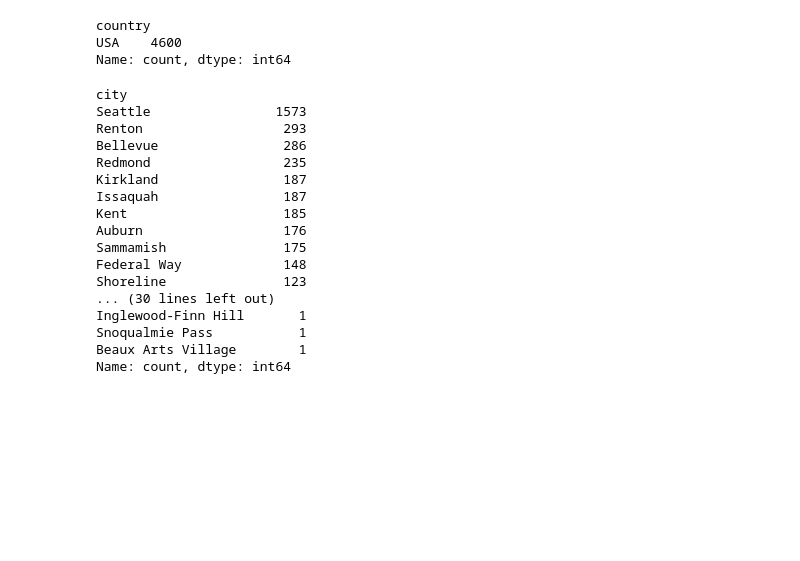
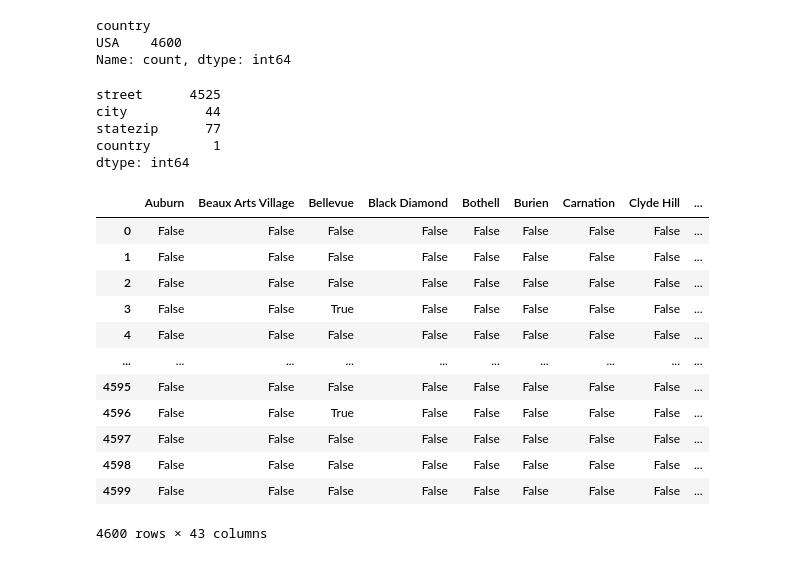
Before and after one commit to UmairAsghar369/Ultimate-Machine-learning, a Jupyter notebook: 02_supervised_learning/regression/Multiple Linear Regression/practice_02_house_price.ipynb, the cells around one changed output. Saved outputs shown, nothing was run; the diff lists cells and outputs as text; code cells hidden in the pictures; blank space fills up the shorter version.

```diff
--- a/02_supervised_learning/regression/Multiple Linear Regression/practice_02_house_price.ipynb
+++ b/02_supervised_learning/regression/Multiple Linear Regression/practice_02_house_price.ipynb
@@ -76,23 +76,11 @@ df.country.value_counts()
 country
 USA    4600
 Name: count, dtype: int64
-# %%
-df.city.value_counts()
-# %% [output]
-city
-Seattle                1573
-Renton                  293
-Bellevue                286
-Redmond                 235
-Kirkland                187
-Issaquah                187
-Kent                    185
-Auburn                  176
-Sammamish               175
-Federal Way             148
-Shoreline               123
-... (30 lines left out)
-Inglewood-Finn Hill       1
-Snoqualmie Pass           1
-Beaux Arts Village        1
-Name: count, dtype: int64
+# %%
+df[['street','city','statezip','country']].nunique()
+# %% [output]
+street      4525
+city          44
+statezip      77
+country        1
+dtype: int64
@@ -98,0 +90,16 @@ Name: count, dtype: int64
+# %%
+pd.get_dummies(df['city'], drop_first=True)
+# %% [output]
+|  | Auburn | Beaux Arts Village | Bellevue | Black Diamond | Bothell | Burien | Carnation | Clyde Hill | ... |
+| 0 | False | False | False | False | False | False | False | False | ... |
+| 1 | False | False | False | False | False | False | False | False | ... |
+| 2 | False | False | False | False | False | False | False | False | ... |
+| 3 | False | False | True | False | False | False | False | False | ... |
+| 4 | False | False | False | False | False | False | False | False | ... |
+| ... | ... | ... | ... | ... | ... | ... | ... | ... | ... |
+| 4595 | False | False | False | False | False | False | False | False | ... |
+| 4596 | False | False | True | False | False | False | False | False | ... |
+| 4597 | False | False | False | False | False | False | False | False | ... |
+| 4598 | False | False | False | False | False | False | False | False | ... |
+| 4599 | False | False | False | False | False | False | False | False | ... |
+4600 rows × 43 columns
```
Also changed, not shown: parts of 9 cells of this notebook, 2 other files.
